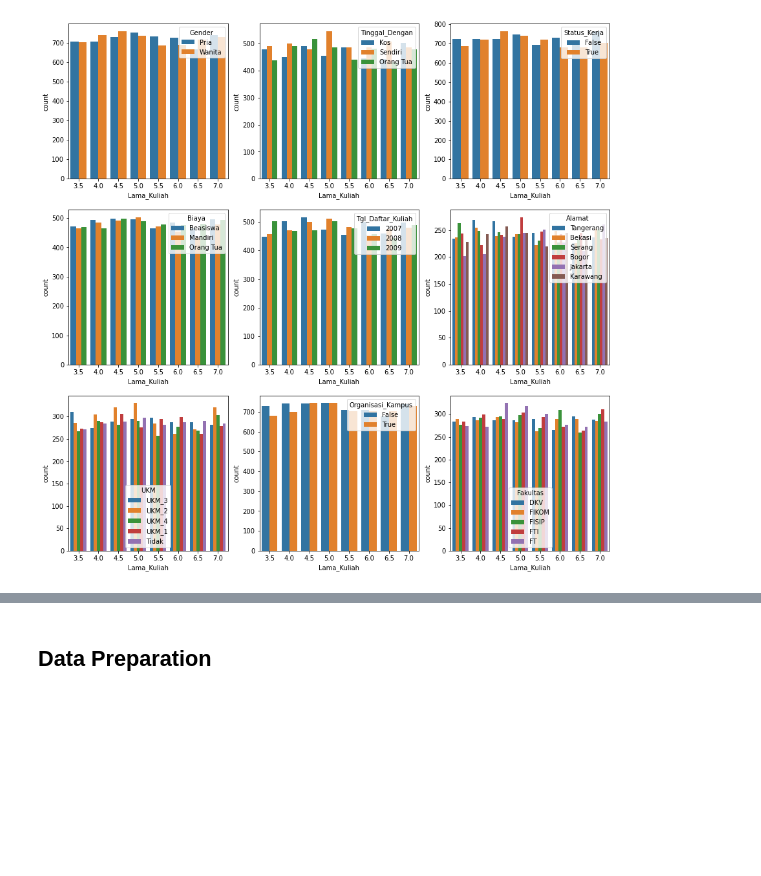
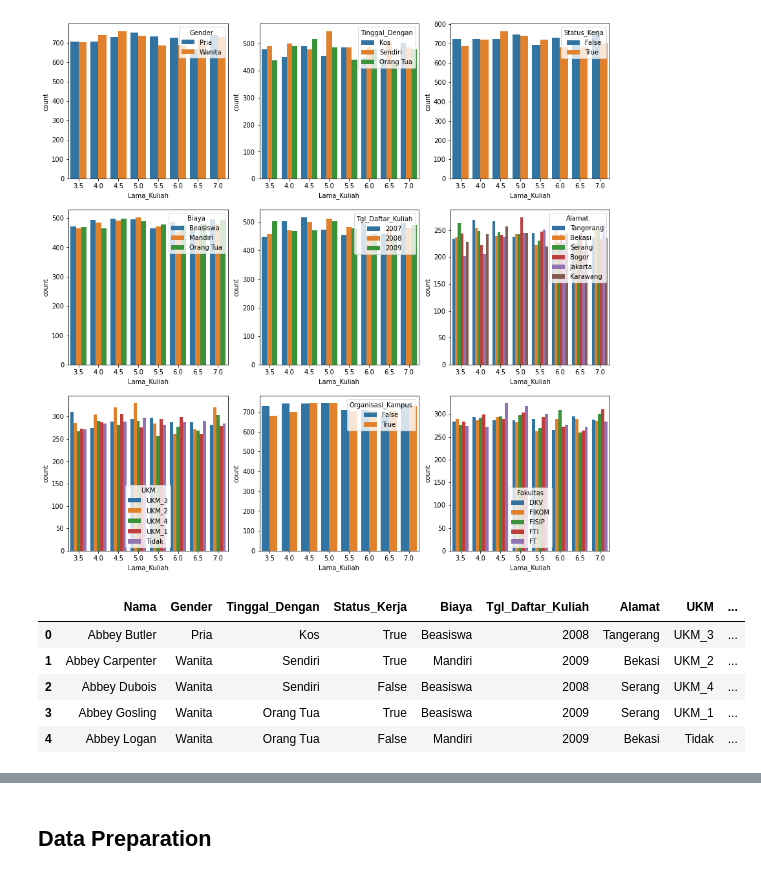
Before and after one commit to FelixFern/IFEST-2022-ODE, a Jupyter notebook: Data-Analysis.ipynb, the cells around one changed output, grey strips where cells are left out. Saved outputs shown, nothing was run; the diff lists cells and outputs as text; code cells hidden in the pictures; blank space fills up the shorter version.

Commit message:
Lulus Tepat Waktu

```diff
--- a/Data-Analysis.ipynb
+++ b/Data-Analysis.ipynb
@@ -235,3 +235,14 @@ for i, col  in enumerate(cols):
     sns.countplot(data=df, x='Lama_Kuliah', hue=col)
 # %% [output]
 [figure]
+# %%
+df['Lulus_Tepat_Waktu'] = [1 if df.loc[i, 'Lama_Kuliah'] <= 4 else 0 for i in range(len(df['Lama_Kuliah']))]
+df['Lulus_Tepat_Waktu'] = df['Lulus_Tepat_Waktu'].astype(bool)
+df.head()
+# %% [output]
+|  | Nama | Gender | Tinggal_Dengan | Status_Kerja | Biaya | Tgl_Daftar_Kuliah | Alamat | UKM | ... |
+| 0 | Abbey Butler | Pria | Kos | True | Beasiswa | 2008 | Tangerang | UKM_3 | ... |
+| 1 | Abbey Carpenter | Wanita | Sendiri | True | Mandiri | 2009 | Bekasi | UKM_2 | ... |
+| 2 | Abbey Dubois | Wanita | Sendiri | False | Beasiswa | 2008 | Serang | UKM_4 | ... |
+| 3 | Abbey Gosling | Wanita | Orang Tua | True | Beasiswa | 2009 | Serang | UKM_1 | ... |
+| 4 | Abbey Logan | Wanita | Orang Tua | False | Mandiri | 2009 | Bekasi | Tidak | ... |
```
Also changed, not shown: parts of 2 cells of this notebook.
